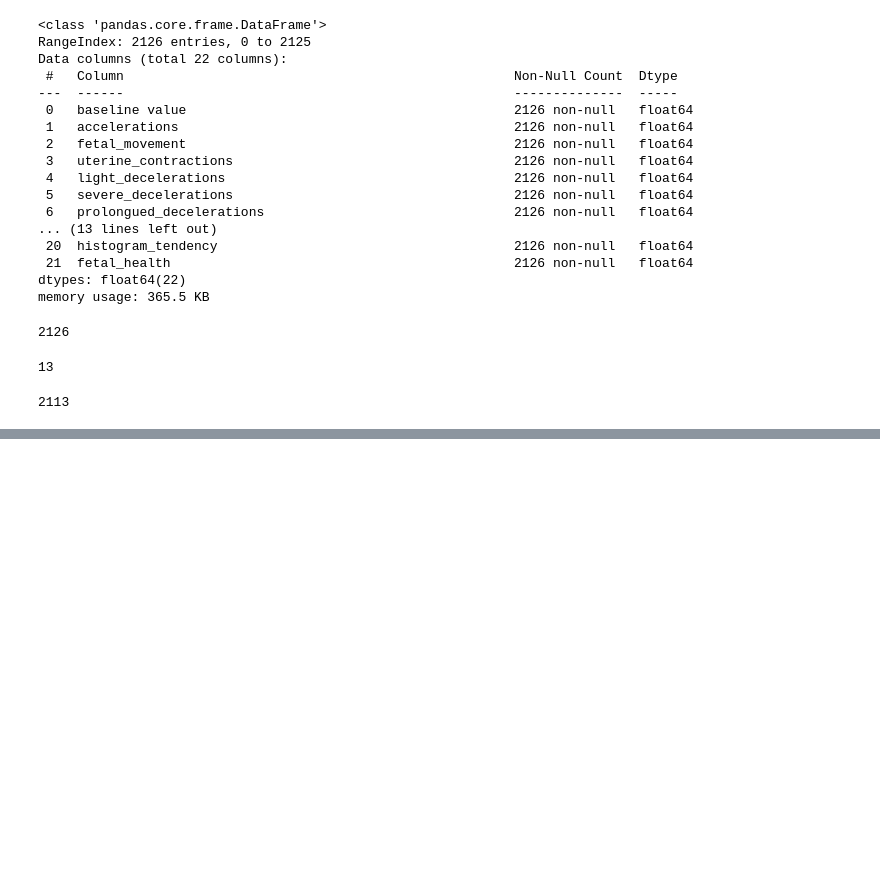
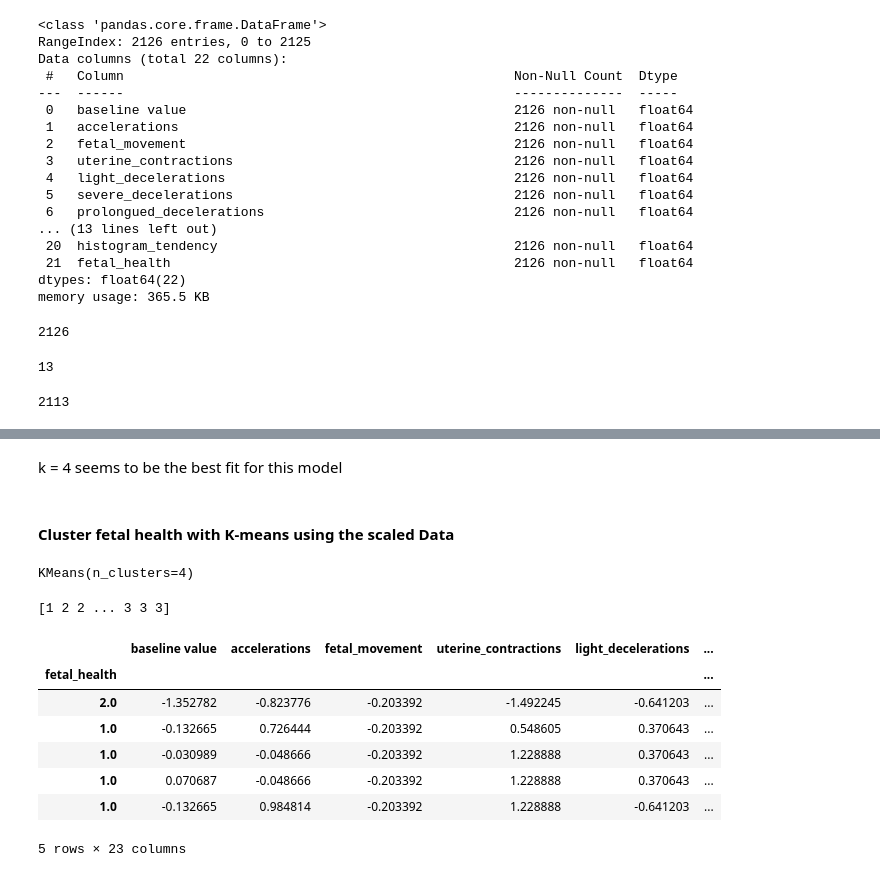
Before and after one commit to sallyca530/Fetal_Health, a Jupyter notebook: fetal_health_analysis.ipynb, the cells around one changed output, grey strips where cells are left out. Cells and saved outputs as stored; diff of their text form; code cells hidden in the pictures; blank space fills up the shorter version.

```diff
--- a/fetal_health_analysis.ipynb
+++ b/fetal_health_analysis.ipynb
@@ -70,0 +169,5 @@ len(df)
+# %%
+for i in k_scaled:
+    model = KMeans(n_clusters=i, random_state=0)
+    model.fit(un_sup_df_scaled_new)
+    inertia_scaled.append(model.inertia_)
@@ -70,0 +187,33 @@ len(df)
+# %% [markdown]
+k = 4 seems to be the best fit for this model
+# %% [markdown]
+#### Cluster fetal health with K-means using the scaled Data
+# %%
+# Initialize the K-Means model using the best value for k
+model = KMeans(n_clusters=4)
+# %%
+# Fit the K-Means model using the scaled data
+model.fit(un_sup_df_scaled_new)
+# %% [output]
+KMeans(n_clusters=4)
+# %%
+# Predict the clusters to group the fetal health using the scaled data
+clusters_k4 = model.predict(un_sup_df_scaled_new)
+
+# Print the resulting array of cluster values.
+print(clusters_k4)
+# %% [output]
+[1 2 2 ... 3 3 3]
+# %%
+new_df = un_sup_df_scaled_new.copy()
+new_df["cluster"] = clusters_k4
+new_df.head()
+# %% [output]
+|  | baseline value | accelerations | fetal_movement | uterine_contractions | light_decelerations | ... |
+| fetal_health |  |  |  |  |  | ... |
+| 2.0 | -1.352782 | -0.823776 | -0.203392 | -1.492245 | -0.641203 | ... |
+| 1.0 | -0.132665 | 0.726444 | -0.203392 | 0.548605 | 0.370643 | ... |
+| 1.0 | -0.030989 | -0.048666 | -0.203392 | 1.228888 | 0.370643 | ... |
+| 1.0 | 0.070687 | -0.048666 | -0.203392 | 1.228888 | 0.370643 | ... |
+| 1.0 | -0.132665 | 0.984814 | -0.203392 | 1.228888 | -0.641203 | ... |
+5 rows × 23 columns
```
Also changed, not shown: parts of 16 cells of this notebook, 1 other file.
